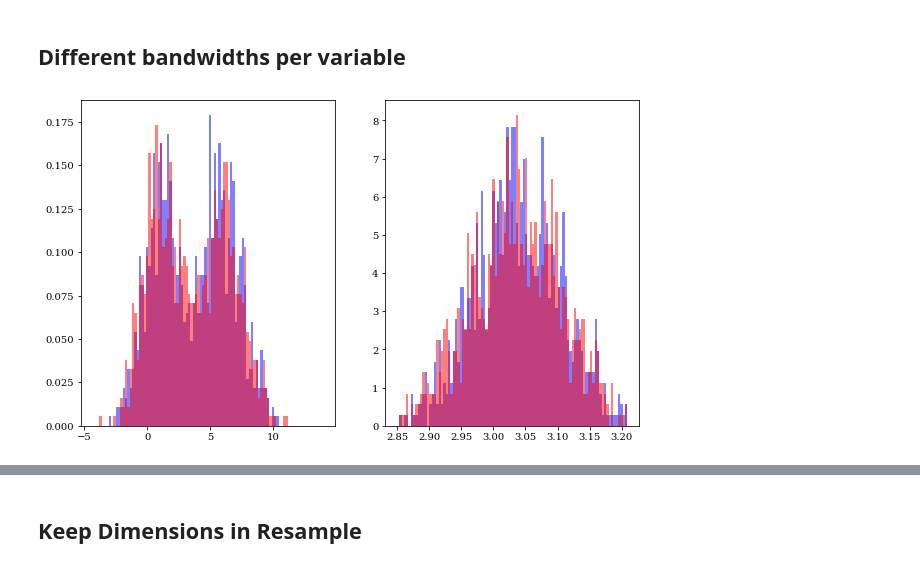
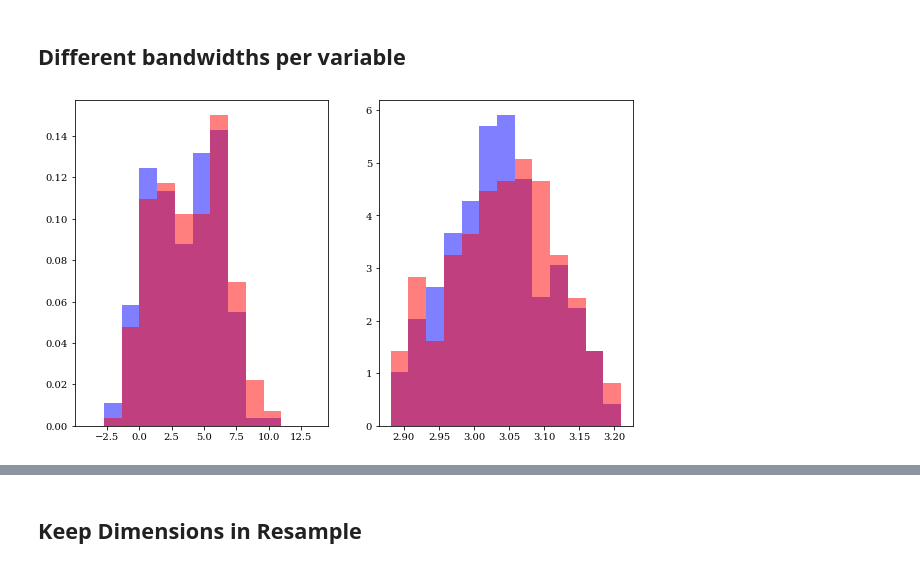
Before and after one commit to lzkelley/kalepy, a Jupyter notebook: notebooks/kde.ipynb, the cells around one changed output, grey strips where cells are left out. Cells and saved outputs as stored; diff of their text form; code cells hidden in the pictures.

```diff
--- a/notebooks/kde.ipynb
+++ b/notebooks/kde.ipynb
@@ -41,40 +41,40 @@ def save_fig(fig, fname, **kwargs):
 ## Different bandwidths per variable
 # %%
 np.random.seed(9235)
-NUM = 1000
+NUM = 200
 a1 = np.random.normal(6.0, 1.0, NUM//2)
 a2 = np.random.lognormal(0, 0.5, size=NUM//2)
 aa = np.concatenate([a1, a2])
 
 bb = np.random.normal(3.0, 0.02, NUM) + aa/100
 
 data = [aa, bb]
-edges = [kale.utils.spacing(dd, 'lin', 100, stretch=1.0) for dd in data]
+edges = [kale.utils.spacing(dd, 'lin', np.sqrt(NUM), stretch=1.0) for dd in data]
 cents = [kale.utils.midpoints(ee, 'lin') for ee in edges]
 
 xe, ye = np.meshgrid(*edges, indexing='ij')
 xc, yc = np.meshgrid(*cents, indexing='ij')
 grid = np.vstack([xc.ravel(), yc.ravel()])
 
 bws = [0.5, 2.0]
 
 kde2d = kale.KDE(data, bandwidth=bws)
 
 kde1d = [kale.KDE(dd, bandwidth=ss) for dd, ss in zip(data, bws)]
 
 fig, axes = plt.subplots(figsize=[10, 6], ncols=2)
 
 for ii in range(2):
     samp_1d = kde1d[ii].resample(NUM).squeeze()
     samp_2d = kde2d.resample(NUM)[ii]
 
     ks, pv = sp.stats.ks_2samp(samp_1d, samp_2d)
 
     ax = axes[ii]
     for samp, cc in zip([samp_1d, samp_2d], ['b', 'r']):
         ax.hist(samp, bins=edges[ii], color=cc, density=True, alpha=0.5)
 
 nbshow()
 # %% [output]
-[figure, old version]
+[figure, new version]
 # %%
```
Also changed, not shown: parts of 14 cells of this notebook, 1 other file.
